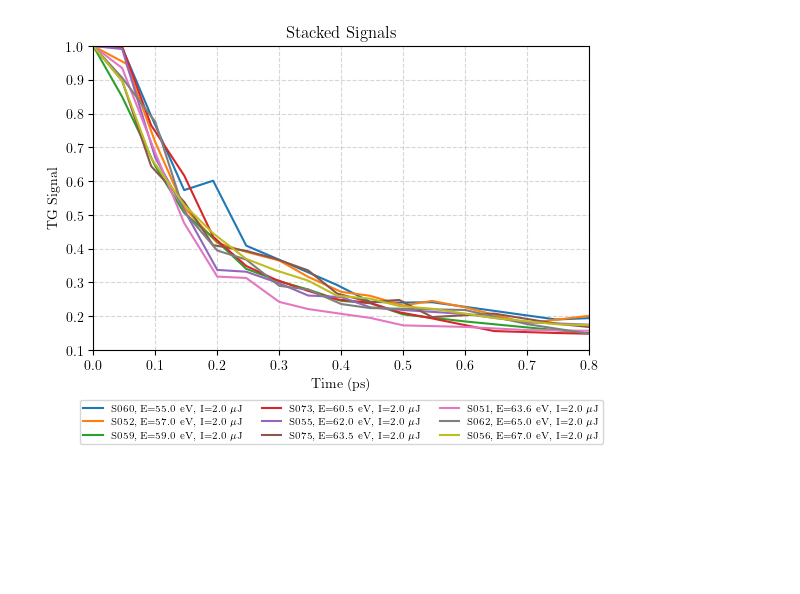
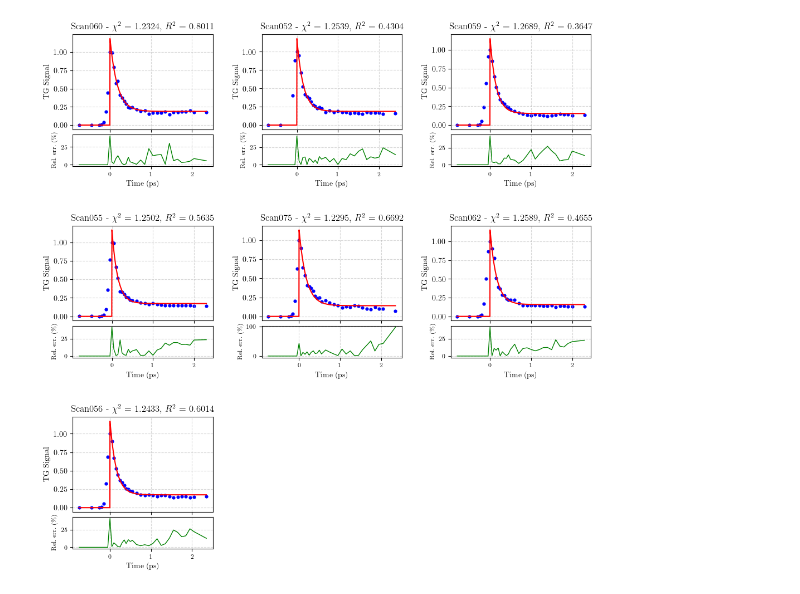
Before and after one commit to Spoksonat/transient_grating_project, a Jupyter notebook: src/results_tg.ipynb, the cells around one changed output. Drawn from its saved outputs; the diff is of its cells as text; code cells hidden in the pictures; blank space fills up the shorter version.

```diff
--- a/src/results_tg.ipynb
+++ b/src/results_tg.ipynb
@@ -12,12 +12,3 @@ analysis_CoOx12.plot_phase_space()
 params_scan = {"E": "all", "I": 2.0}
 
 analysis_CoOx12.get_data_scan(params_scan)
-# %%
-limits_time = (0.0,0.8)
-limits_signal = (0.1,1)
-ylog_scale = False
-plot_ind = None#[6]
-
-analysis_CoOx12.plot_stacked_signals(limits_time=limits_time, limits_signal=limits_signal, ylog_scale=ylog_scale, plot_ind=plot_ind)
-# %% [output]
-[figure, removed]
@@ -23,0 +19,4 @@ analysis_CoOx12.plot_stacked_signals(limits_time=limits_time, limits_signal=limi
+# %%
+analysis_CoOx12.plot_fits()
+# %% [output]
+[figure, added]
```
Also changed, not shown: parts of 5 cells of this notebook, 1 other file.
